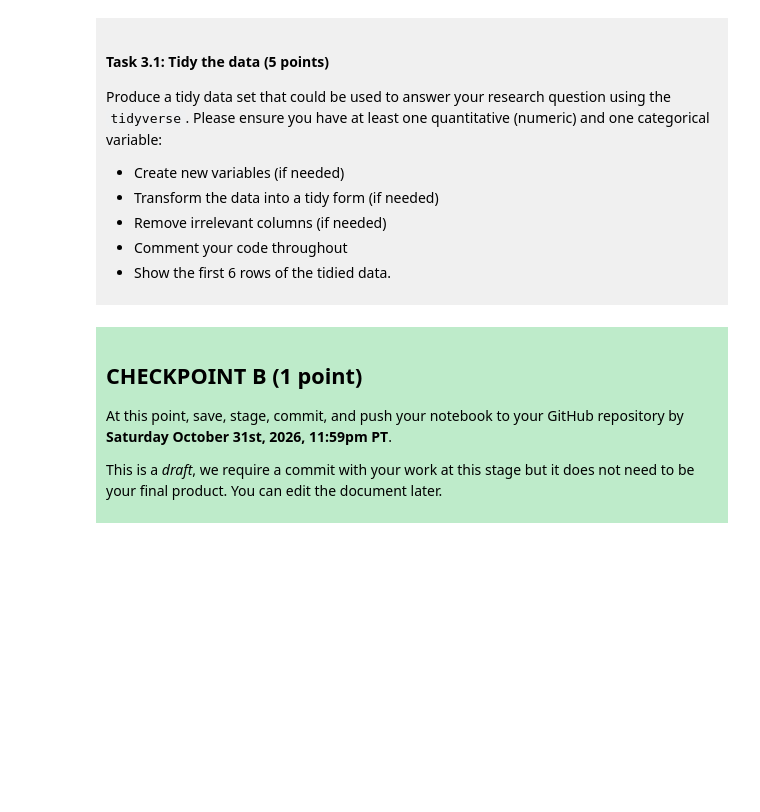
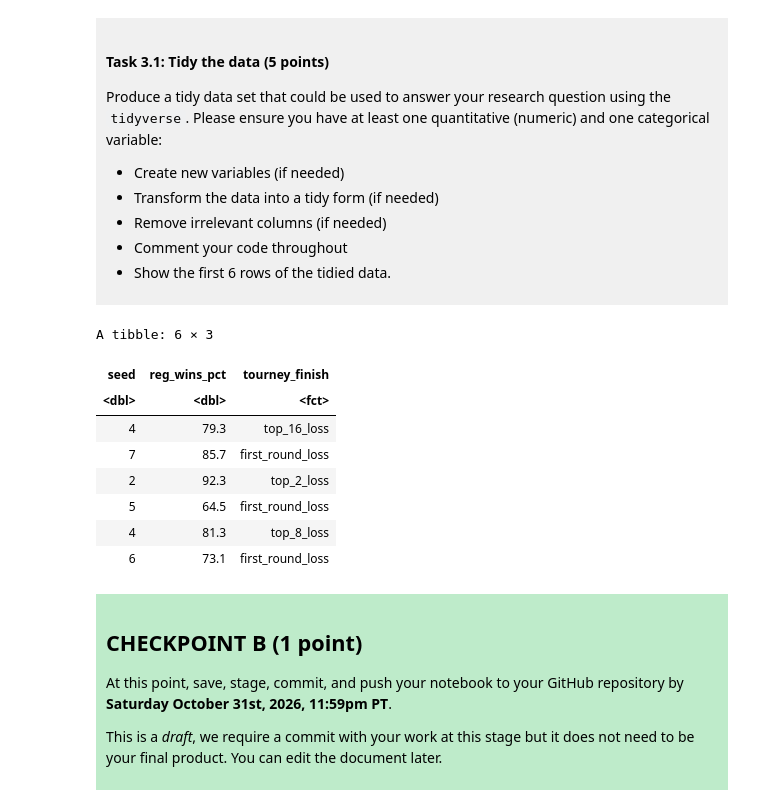
Before and after one commit to dabrell/dsci-100-project-davrell-jowkins, a Jupyter notebook: dsci-100-project-notebook.ipynb, the cells around one changed output. Drawn from its saved outputs; the diff is of its cells as text; code cells hidden in the pictures; blank space fills up the shorter version.

```diff
--- a/dsci-100-project-notebook.ipynb
+++ b/dsci-100-project-notebook.ipynb
@@ -189,7 +223,36 @@ Produce a tidy data set that could be used to answer your research question usin
 
 </div>
 # %%
-### EDIT THIS CODE CELL ###
+#We need to tidy the data for the research question
+march_madness_tidy <- march_madness |>
+#Since the research question only takes into account seed, regional-season win percentage, and tournament finish, those are the only columns we are keeping.
+#seed and regional-season win percentage are the two numeric predictors, and tournament finish is the categorial response.
+    select(seed, reg_wins_pct, tourney_finish) |>
+#We need to remove rows with missing values in any of these columns (incase they have NA)
+    filter(!is.na(seed), !is.na(reg_wins_pct), !is.na(tourney_finish)) |>
+#As mentioned in the description of the variables, the 1983 game had teams who were "seed 0"
+#These teams were competing in the opening round game to become the #8 seed. The losers of this opening round game was eliminated and had no seed.
+#In this data set, a lower seed means a stronger team. A 1 seed is a top team, and a 16 seed is a weak one.
+#k-nn treats seed as a number and finds neighbours by distance, so it would read a seed of 0 as even stronger than a 1 seed.
+#This is an error as these teams were actually among the weaker ones in the 1983 tournament, playing an extra game just to earn an 8 seed.
+#Leaving them as 0 would give the model misleading data and could distort its predictions.
+#Thus, we need to remove them. There are only a handul of seed 0 teams.
+#Removing them would not majorly impact the data
+    filter(seed != 0) |>
+#We need to convert the tourney_finish into a factor as it is categorical. It was previously chr.
+    mutate(tourney_finish = as_factor(tourney_finish))
+#Since we only want 6 rows of the tidy data, we can use head() function.
+head(march_madness_tidy)
+# %% [output]
+A tibble: 6 × 3
+| seed | reg_wins_pct | tourney_finish |
+| <dbl> | <dbl> | <fct> |
+| 4 | 79.3 | top_16_loss |
+| 7 | 85.7 | first_round_loss |
+| 2 | 92.3 | top_2_loss |
+| 5 | 64.5 | first_round_loss |
+| 4 | 81.3 | top_8_loss |
+| 6 | 73.1 | first_round_loss |
 # %% [markdown]
 <div style="background-color: #beebca; padding: 10px;">
 
```
Also changed, not shown: parts of 3 cells of this notebook.
